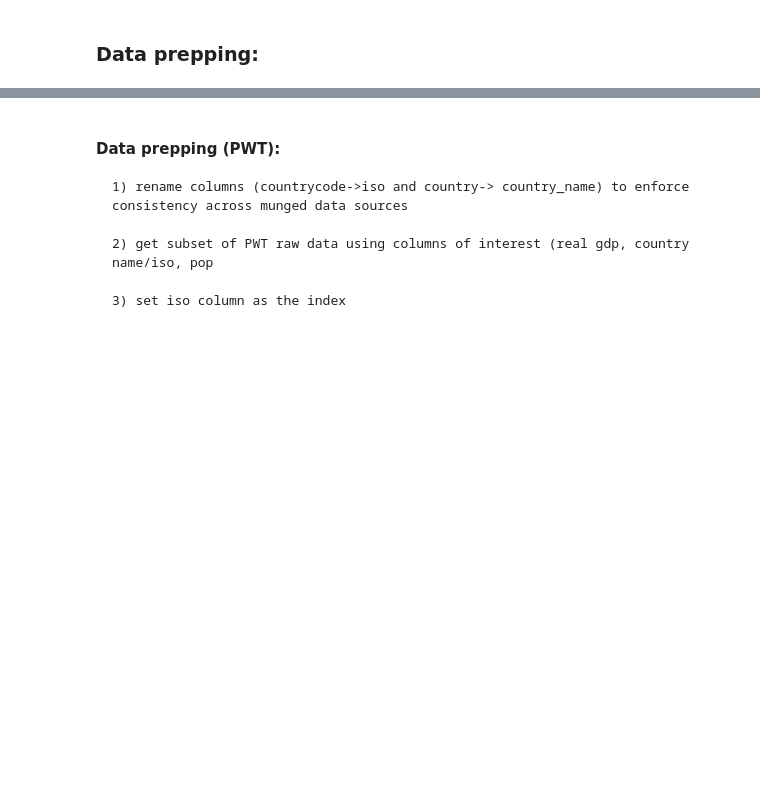
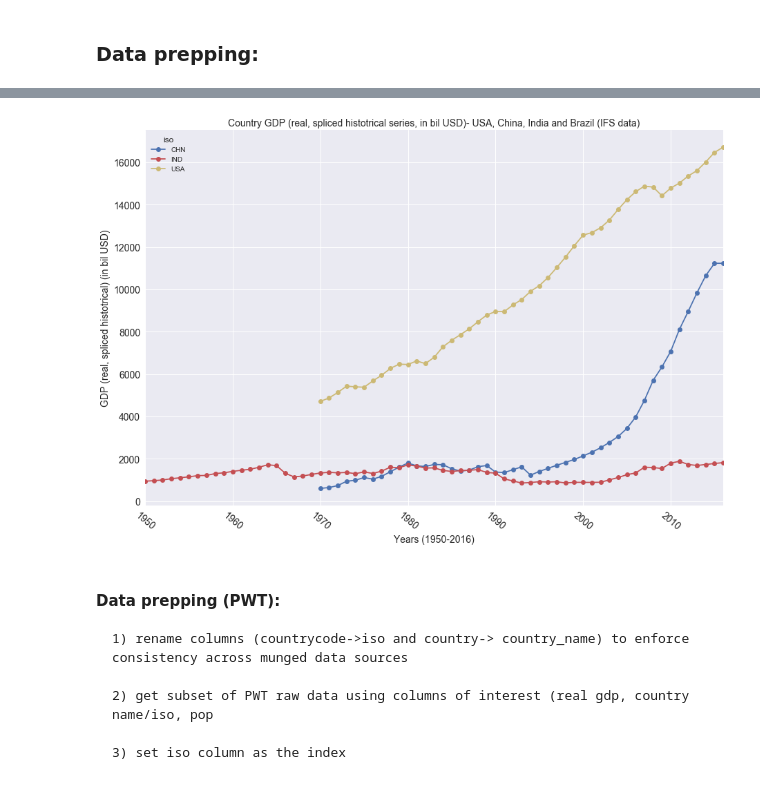
Before and after one commit to moonlimb/zerg, a Jupyter notebook: analysis/compare_gdp_data.ipynb, the cells around one changed output, grey strips where cells are left out. Drawn from its saved outputs; the diff is of its cells as text; code cells hidden in the pictures; blank space fills up the shorter version.

```diff
--- a/analysis/compare_gdp_data.ipynb
+++ b/analysis/compare_gdp_data.ipynb
@@ -152,0 +196,4 @@ label_axes(a,
+# %%
+df_ex_rate_final = drop_non_years(df_ex_rate_iso)
+# %%
+df_dotted = df_real_gdp_final.multibply(df_ex_rate_final, fill_value=np.nan)
@@ -153,3 +220,20 @@ label_axes(a,
+# %%
+df_real_gdp_in_bil = df_dotted.divide(10**9)
+df_real_gdp_in_bil.loc['BRA']
+df_real_gdp_no_brazil = df_real_gdp_in_bil.drop(['BRA'])
+# %%
+a2 = df_real_gdp_no_brazil.T.plot(style=['bo-','ro-', 'yo-', 'go-'],
+                       figsize=(15,10), fontsize=14, grid=True, rot=320, colormap='tab10')
+
+#Gross Domestic Product, Real, Spliced Historical Series, Domestic Currency
+# DCU for domestic currency unit
+label_axes(a2,
+           'Years (1950-2016)',
+           'GDP (real, spliced histotrical) (in bil USD)',
+           'Country GDP (real, spliced histotrical series, in bil USD)' +
+           '- USA, China, India and Brazil (IFS data)')
+# %% [output]
+[figure, added]
 # %%
 # Open other data
 # %%
```
Also changed, not shown: parts of 34 cells of this notebook, 2 other files.
